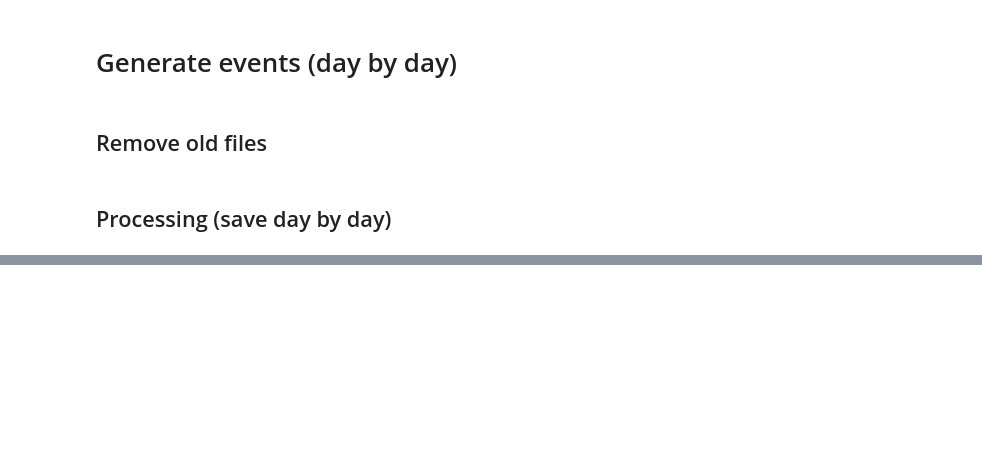
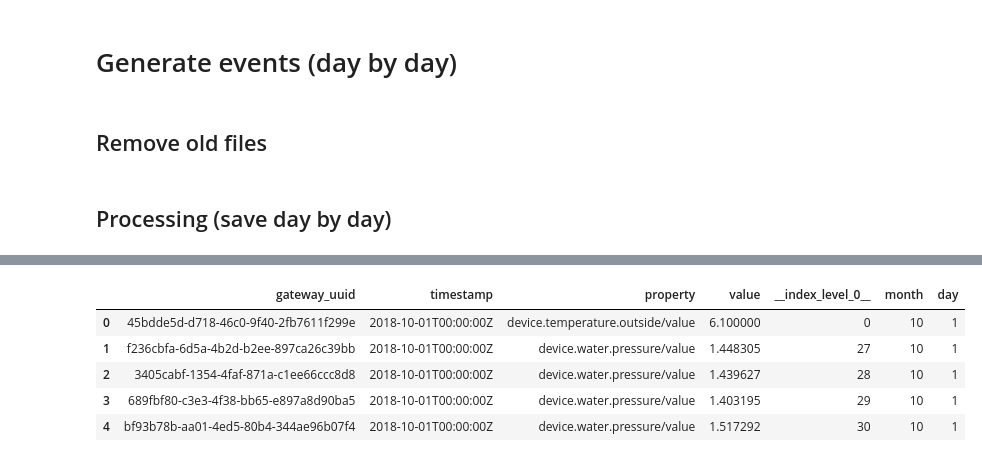
Before and after one commit to cosphere-org/lakey-service, a Jupyter notebook: data_generator/notebooks/step_2_generate_fake_features.ipynb, the cells around one changed output, grey strips where cells are left out. Cells and saved outputs as stored; diff of their text form; code cells hidden in the pictures; blank space fills up the shorter version.

```diff
--- a/data_generator/notebooks/step_2_generate_fake_features.ipynb
+++ b/data_generator/notebooks/step_2_generate_fake_features.ipynb
@@ -194,0 +183,11 @@ for row in tqdm_notebook(timeframes.iterrows(), total=61):
+# %%
+df = pd.read_parquet('../data/features_fake/')
+# %%
+df.head()
+# %% [output]
+|  | gateway_uuid | timestamp | property | value | __index_level_0__ | month | day |
+| 0 | 45bdde5d-d718-46c0-9f40-2fb7611f299e | 2018-10-01T00:00:00Z | device.temperature.outside/value | 6.100000 | 0 | 10 | 1 |
+| 1 | f236cbfa-6d5a-4b2d-b2ee-897ca26c39bb | 2018-10-01T00:00:00Z | device.water.pressure/value | 1.448305 | 27 | 10 | 1 |
+| 2 | 3405cabf-1354-4faf-871a-c1ee66ccc8d8 | 2018-10-01T00:00:00Z | device.water.pressure/value | 1.439627 | 28 | 10 | 1 |
+| 3 | 689fbf80-c3e3-4f38-bb65-e897a8d90ba5 | 2018-10-01T00:00:00Z | device.water.pressure/value | 1.403195 | 29 | 10 | 1 |
+| 4 | bf93b78b-aa01-4ed5-80b4-344ae96b07f4 | 2018-10-01T00:00:00Z | device.water.pressure/value | 1.517292 | 30 | 10 | 1 |
```
Also changed, not shown: parts of 5 cells of this notebook, 15 other files.
